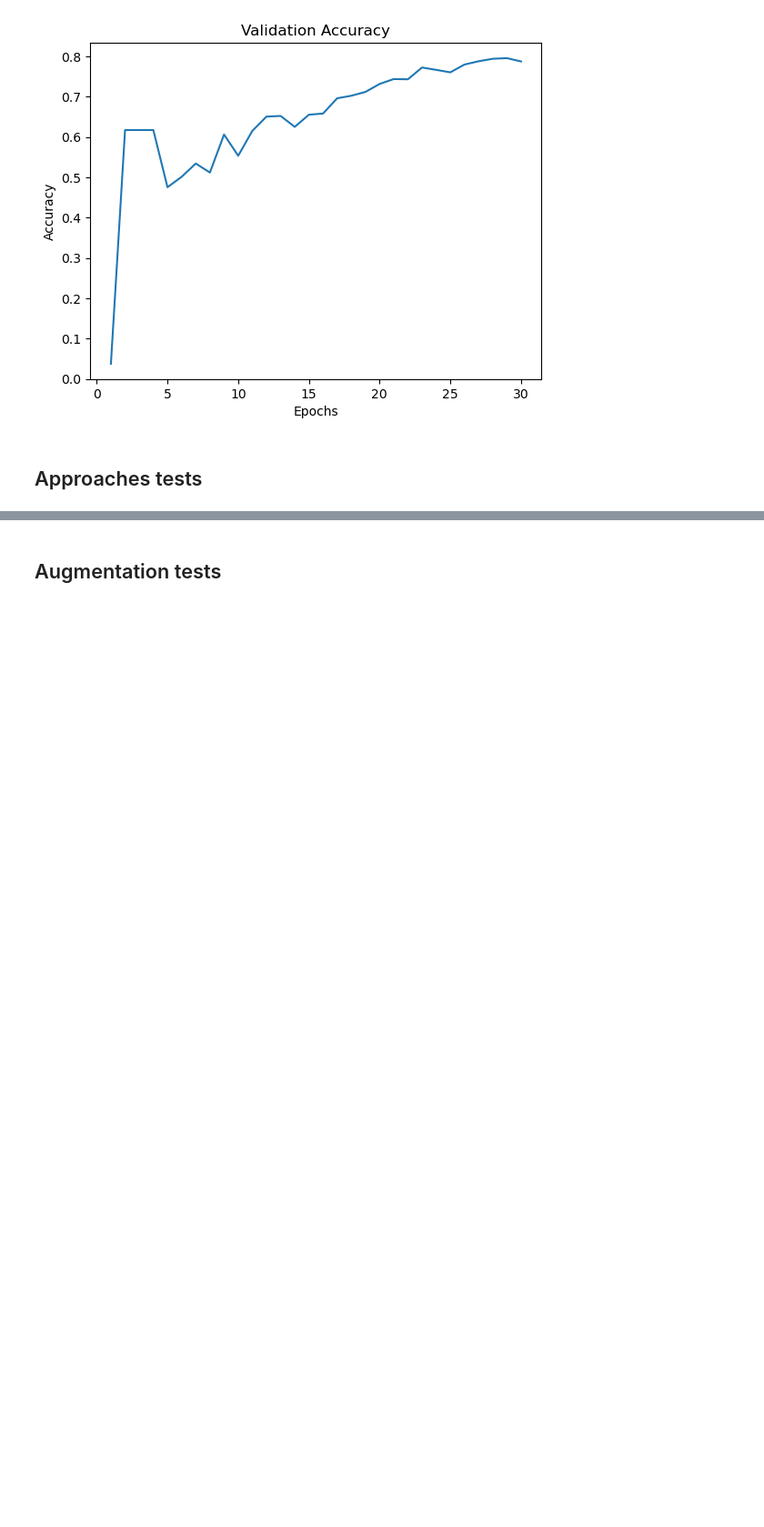
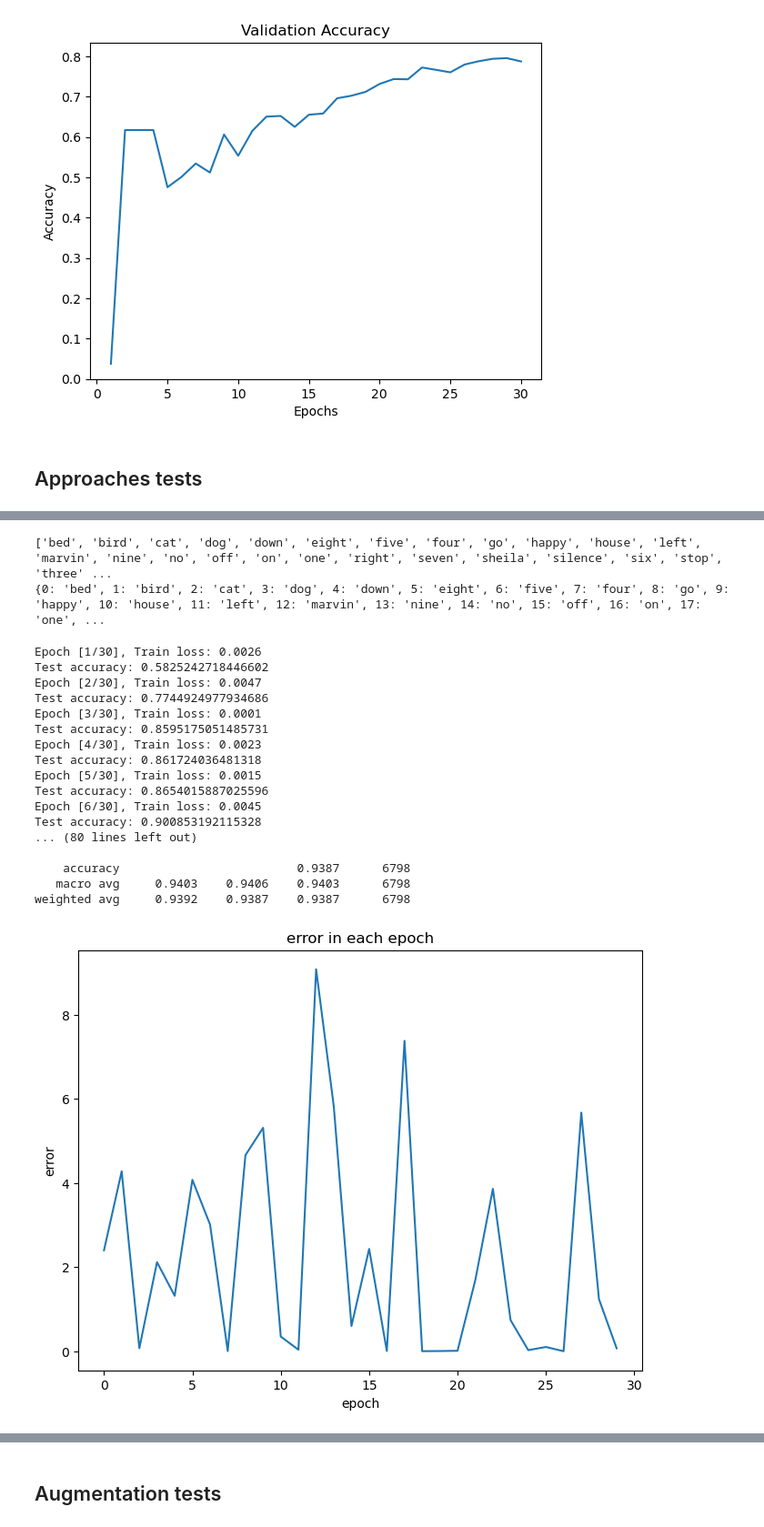
Before and after one commit to jakubrymuza/transformers, a Jupyter notebook: main.ipynb, the cells around one changed output, grey strips where cells are left out. Shown at 91% size. Drawn from its saved outputs; the diff is of its cells as text; code cells hidden in the pictures; blank space fills up the shorter version.

```diff
--- a/main.ipynb
+++ b/main.ipynb
@@ -283,0 +348,66 @@ weighted avg     0.7938    0.7874    0.7883      6839
+# %%
+model_audio = models.InceptionClassifierMod(INPUT_SHAPE, CLASSES_COUNT-1, num_filters, use_residual, use_bottleneck, depth, kernel_size, bottleneck_size)
+
+model_audio.to(DEVICE)
+if DEVICE == torch.device('cuda'):
+    model_audio = model_audio.cuda()
+
+criterion = nn.CrossEntropyLoss()
+optimizer = optim.Adam(model_audio.parameters(), lr = lr, weight_decay = weight_decay)
+scheduler = LinearLR(optimizer = optimizer, start_factor = 1.0, end_factor = 0.01, total_iters = num_epochs)
+# %%
+_, y_train_num = torch.max(y_train, 1)
+
+X_train_audio = torch.tensor(X_train[y_train_num != 21])
+y_train_audio = torch.tensor(y_train_num[y_train_num != 21])
+y_train_audio[y_train_audio>21] -= 1
+
+X_val_audio = torch.tensor(X_val[y_val != 21])
+y_val_audio = torch.tensor(y_val[y_val != 21])
+y_val_audio[y_val_audio>21] -= 1
+
+y_train_audio = torch.nn.functional.one_hot(y_train_audio, num_classes=CLASSES_COUNT-1)
+
+classes_audio = classes.copy()
+classes_audio.remove('silence')
+classes_index_audio = convert_list_dict(classes_audio)
+print(classes)
+print(classes_index_audio)
+
+train_data_audio = TensorDataset(X_train_audio.float().transpose(2, 1), y_train_audio.float())
+valid_data_audio = TensorDataset(X_val_audio.float().transpose(2, 1), y_val_audio.float())
+# %% [output]
+['bed', 'bird', 'cat', 'dog', 'down', 'eight', 'five', 'four', 'go', 'happy', 'house', 'left', 'marvin', 'nine', 'no', 'off', 'on', 'one', 'right', 'seven', 'sheila', 'silence', 'six', 'stop', 'three' ...
+{0: 'bed', 1: 'bird', 2: 'cat', 3: 'dog', 4: 'down', 5: 'eight', 6: 'five', 7: 'four', 8: 'go', 9: 'happy', 10: 'house', 11: 'left', 12: 'marvin', 13: 'nine', 14: 'no', 15: 'off', 16: 'on', 17: 'one', ...
+# %%
+model_audio = perform_test(model = model_audio,
+                     train_data = train_data_audio,
+                     test_data = valid_data_audio,
+                     batch_size = batch_size,
+                     num_epochs = num_epochs,
+                     criterion = criterion,
+                     optimizer = optimizer,
+                     scheduler = scheduler,
+                     device = DEVICE,
+                     all_classes=classes_index_audio,
+                     trans_mode = False,
+                     convert_unknown=False)
+# %% [output]
+Epoch [1/30], Train loss: 0.0026
+Test accuracy: 0.5825242718446602
+Epoch [2/30], Train loss: 0.0047
+Test accuracy: 0.7744924977934686
+Epoch [3/30], Train loss: 0.0001
+Test accuracy: 0.8595175051485731
+Epoch [4/30], Train loss: 0.0023
+Test accuracy: 0.861724036481318
+Epoch [5/30], Train loss: 0.0015
+Test accuracy: 0.8654015887025596
+Epoch [6/30], Train loss: 0.0045
+Test accuracy: 0.900853192115328
+... (80 lines left out)
+
+    accuracy                         0.9387      6798
+   macro avg     0.9403    0.9406    0.9403      6798
+weighted avg     0.9392    0.9387    0.9387      6798
+[figure, added]
```
Also changed, not shown: parts of 17 cells of this notebook, 1 other file.
